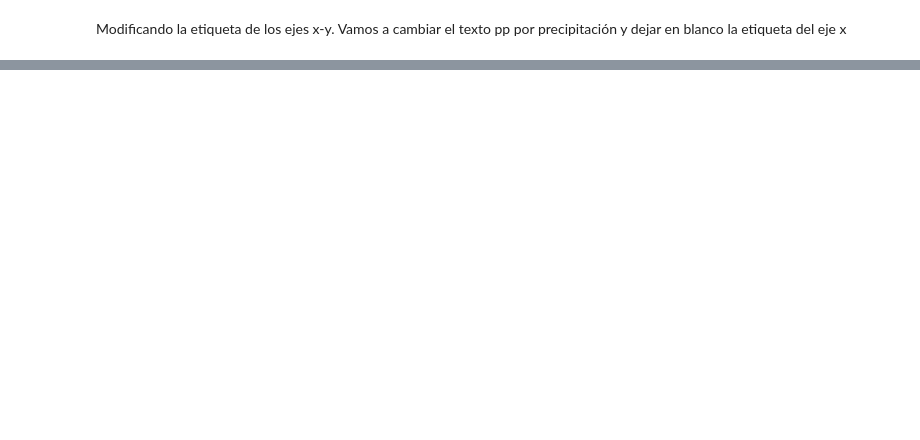
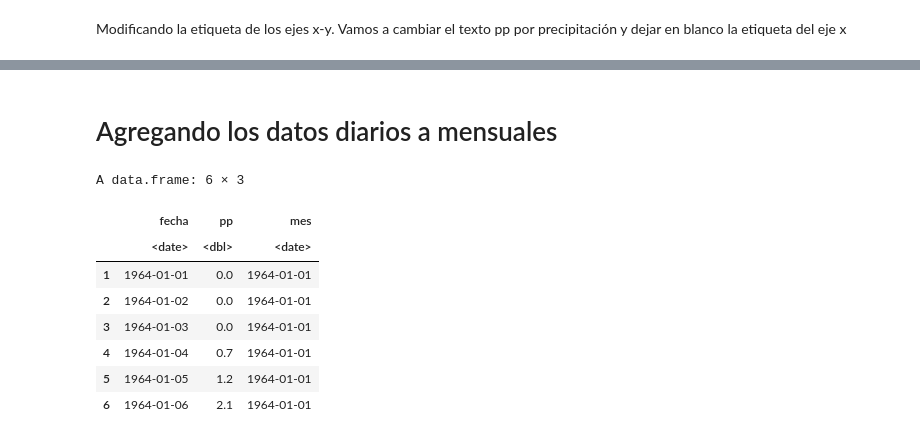
Before and after one commit to JoseZevallosR/curso_hidrologia, a Jupyter notebook: code/Gráficos en ggplot.ipynb, the cells around one changed output, grey strips where cells are left out. Saved outputs shown, nothing was run; the diff lists cells and outputs as text; code cells hidden in the pictures; blank space fills up the shorter version.

```diff
--- a/code/Gráficos en ggplot.ipynb
+++ b/code/Gráficos en ggplot.ipynb
@@ -61,0 +69,16 @@ ggplot(data=estacion,aes(x=fecha,y=pp))+geom_line(color='blue')+ylab('Precipitac
+# %% [markdown]
+# Agregando los datos diarios a mensuales
+# %%
+estacion$mes <- floor_date(estacion$fecha, "month")
+# %%
+head(estacion)
+# %% [output]
+A data.frame: 6 × 3
+|  | fecha | pp | mes |
+|  | <date> | <dbl> | <date> |
+| 1 | 1964-01-01 | 0.0 | 1964-01-01 |
+| 2 | 1964-01-02 | 0.0 | 1964-01-01 |
+| 3 | 1964-01-03 | 0.0 | 1964-01-01 |
+| 4 | 1964-01-04 | 0.7 | 1964-01-01 |
+| 5 | 1964-01-05 | 1.2 | 1964-01-01 |
+| 6 | 1964-01-06 | 2.1 | 1964-01-01 |
```
Also changed, not shown: parts of 12 cells of this notebook.
